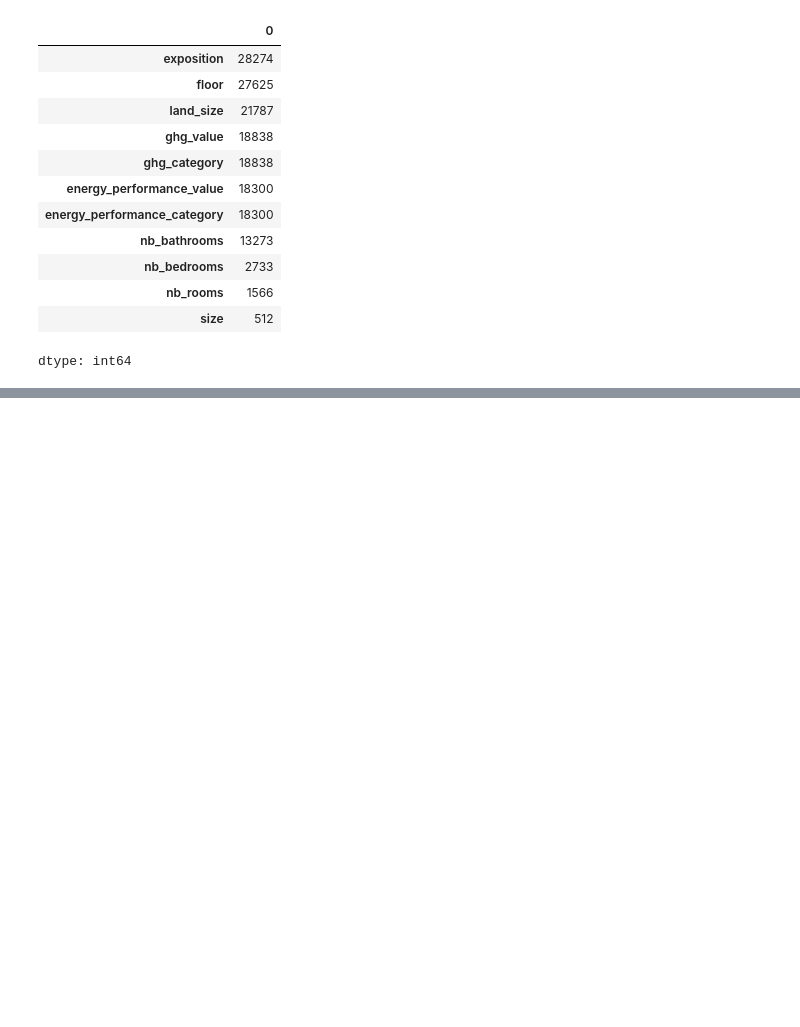
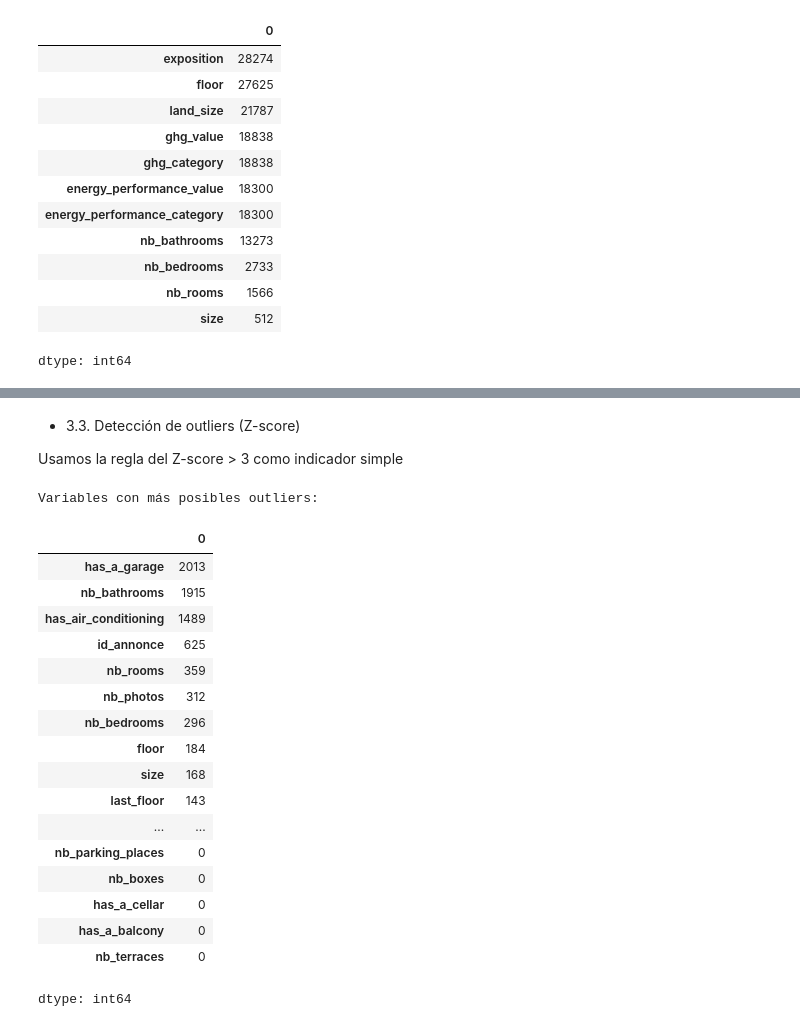
Before and after one commit to dev-ago-uy/ExamenM-duloII.DM, a Jupyter notebook: ExamenMóduloII_DM.ipynb, the cells around one changed output, grey strips where cells are left out. Drawn from its saved outputs; the diff is of its cells as text; code cells hidden in the pictures; blank space fills up the shorter version.

```diff
--- a/ExamenMóduloII_DM.ipynb
+++ b/ExamenMóduloII_DM.ipynb
@@ -103,0 +114,46 @@ dtype: int64
+# %%
+# -----------------------------
+#  Imputación básica de valores nulos
+# -----------------------------
+
+# Definimos imputador numérico
+imputer = SimpleImputer(strategy='median')
+
+# Aplicamos solo a columnas numéricas
+X_imputed = X.copy()
+numeric_cols = X.select_dtypes(include=[np.number]).columns
+X_imputed[numeric_cols] = imputer.fit_transform(X[numeric_cols])
+# %% [markdown]
+* 3.3. Detección de outliers (Z-score)
+
+Usamos la regla del Z-score > 3 como indicador simple
+# %%
+from scipy.stats import zscore
+
+# Cálculo de Z-score
+z_scores = np.abs(zscore(X_imputed[numeric_cols]))
+outliers = (z_scores > 3).sum(axis=0)
+
+# Mostrar variables más afectadas
+print("Variables con más posibles outliers:")
+display(pd.Series(outliers, index=numeric_cols).sort_values(ascending=False))
+# %% [output]
+Variables con más posibles outliers:
+|  | 0 |
+| has_a_garage | 2013 |
+| nb_bathrooms | 1915 |
+| has_air_conditioning | 1489 |
+| id_annonce | 625 |
+| nb_rooms | 359 |
+| nb_photos | 312 |
+| nb_bedrooms | 296 |
+| floor | 184 |
+| size | 168 |
+| last_floor | 143 |
+| ... | ... |
+| nb_parking_places | 0 |
+| nb_boxes | 0 |
+| has_a_cellar | 0 |
+| has_a_balcony | 0 |
+| nb_terraces | 0 |
+dtype: int64
```
Also changed, not shown: parts of 8 cells of this notebook.
